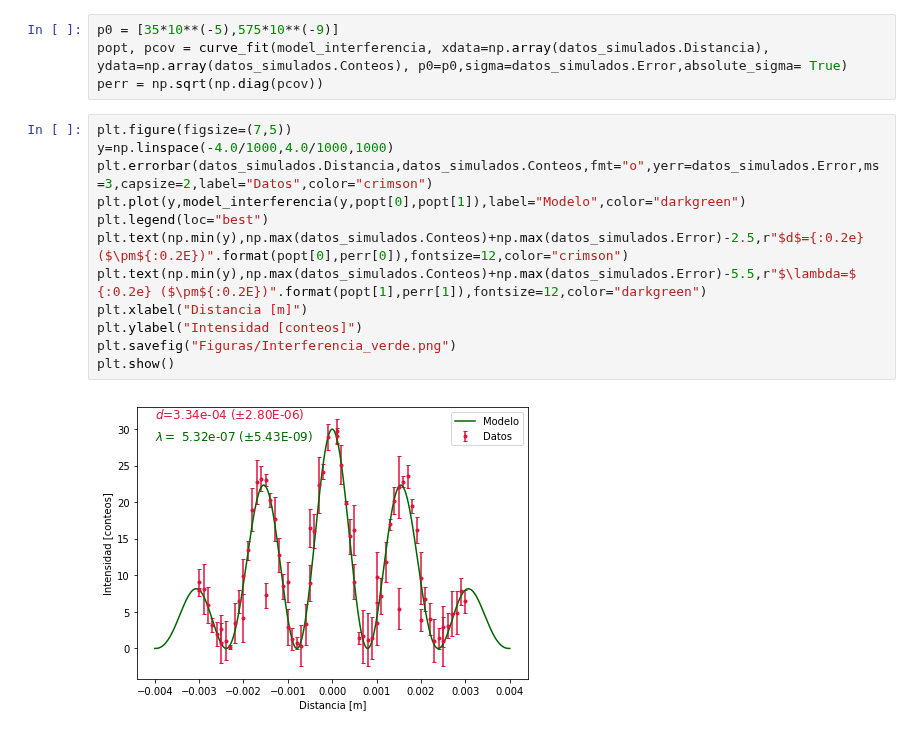
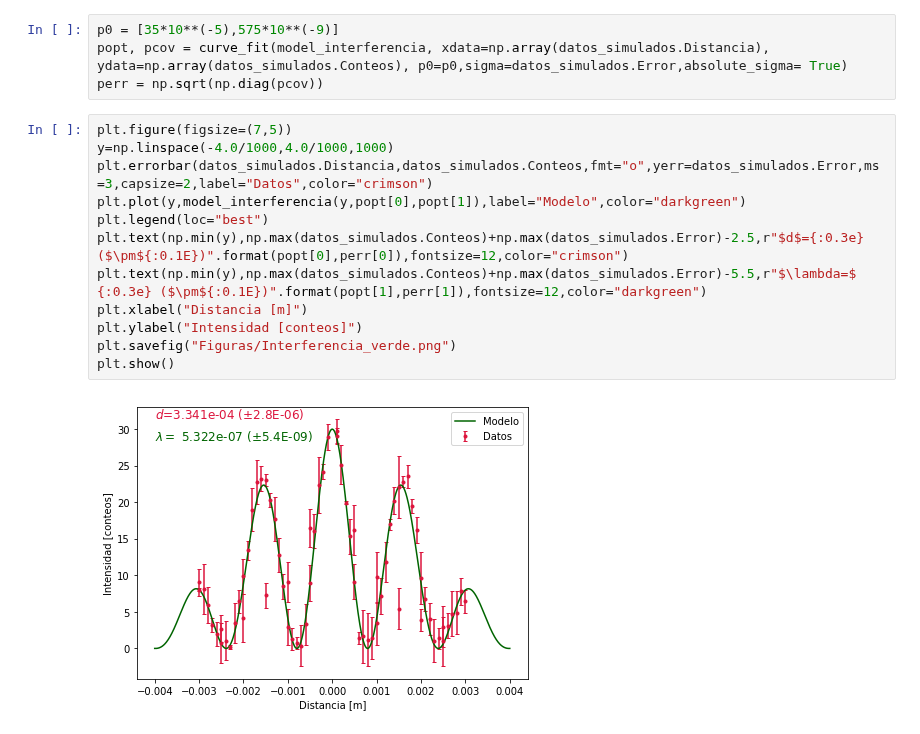
Before and after one commit to jamontanac/Laboratorio-Avanzado, a Jupyter notebook: Double_Slit/Analisis.ipynb, the cells around one changed output. Saved outputs shown, nothing was run; the diff lists cells and outputs as text.

```diff
--- a/Double_Slit/Analisis.ipynb
+++ b/Double_Slit/Analisis.ipynb
@@ -479,14 +479,14 @@ perr = np.sqrt(np.diag(pcov))
 # %%
 plt.figure(figsize=(7,5))
 y=np.linspace(-4.0/1000,4.0/1000,1000)
 plt.errorbar(datos_simulados.Distancia,datos_simulados.Conteos,fmt="o",yerr=datos_simulados.Error,ms=3,capsize=2,label="Datos",color="crimson")
 plt.plot(y,model_interferencia(y,popt[0],popt[1]),label="Modelo",color="darkgreen")
 plt.legend(loc="best")
-plt.text(np.min(y),np.max(datos_simulados.Conteos)+np.max(datos_simulados.Error)-2.5,r"$d$={:0.2e} ($\pm${:0.2E})".format(popt[0],perr[0]),fontsize=12,color="crimson")
-plt.text(np.min(y),np.max(datos_simulados.Conteos)+np.max(datos_simulados.Error)-5.5,r"$\lambda=$ {:0.2e} ($\pm${:0.2E})".format(popt[1],perr[1]),fontsize=12,color="darkgreen")
+plt.text(np.min(y),np.max(datos_simulados.Conteos)+np.max(datos_simulados.Error)-2.5,r"$d$={:0.3e} ($\pm${:0.1E})".format(popt[0],perr[0]),fontsize=12,color="crimson")
+plt.text(np.min(y),np.max(datos_simulados.Conteos)+np.max(datos_simulados.Error)-5.5,r"$\lambda=$ {:0.3e} ($\pm${:0.1E})".format(popt[1],perr[1]),fontsize=12,color="darkgreen")
 plt.xlabel("Distancia [m]")
 plt.ylabel("Intensidad [conteos]")
 plt.savefig("Figuras/Interferencia_verde.png")
 plt.show()
 # %% [output]
-[figure, old version]
+[figure, new version]
```
Also changed, not shown: 1 other file.
